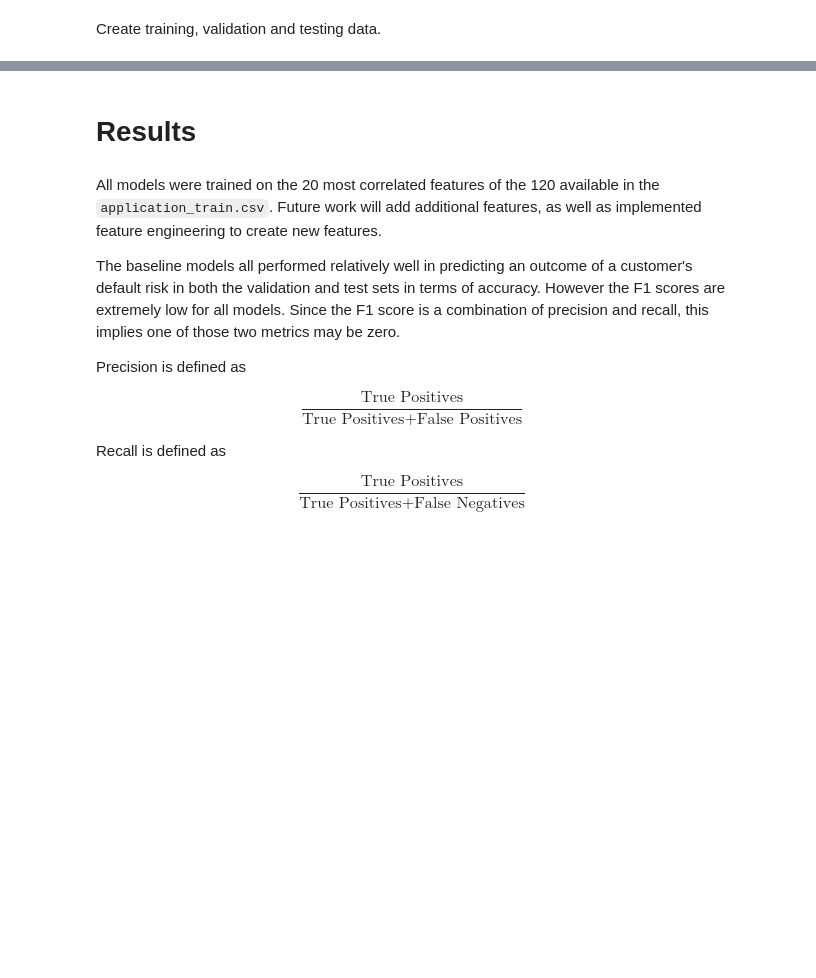
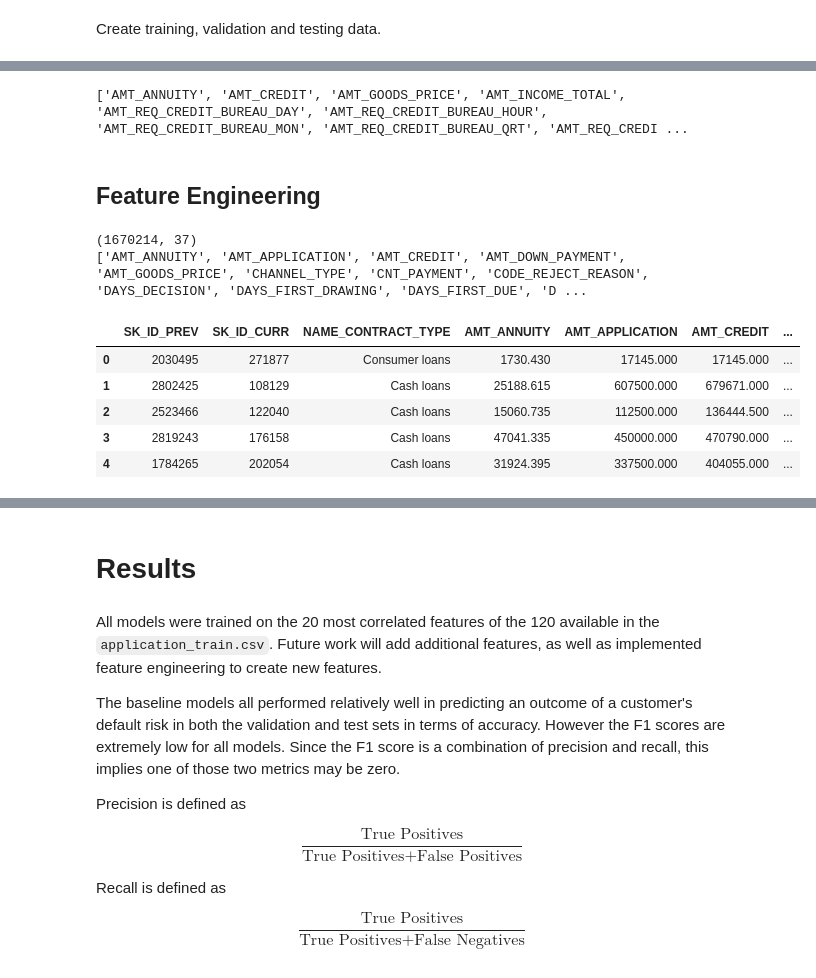
Before and after one commit to pmiller50/IU_AML_SP24_Group9, a Jupyter notebook: Group9_Phase_3_HCDR-Features.ipynb, the cells around one changed output, grey strips where cells are left out. Saved outputs shown, nothing was run; the diff lists cells and outputs as text; code cells hidden in the pictures; blank space fills up the shorter version.

```diff
--- a/Group9_Phase_3_HCDR-Features.ipynb
+++ b/Group9_Phase_3_HCDR-Features.ipynb
@@ -89,12 +85,3 @@ data_dictionary.head(3)
 | 2 | 5 | application_{train|test}.csv | NAME_CONTRACT_TYPE | Identification if loan is cash or... | NaN |
 # %% [markdown]
 Display all columns and their descriptions in the application_train and test data.
-# %%
-# Drop first column (an unneeded index)
-data_dictionary.drop('Unnamed: 0', axis=1, inplace=True)
-
-
-set_option('display.max_columns', None)
-set_option('display.max_rows', None)
-set_option('display.max_colwidth', None)
-data_dictionary[data_dictionary['Table'] == 'application_{train|test}.csv']
@@ -431,0 +422,30 @@ Code adapted from `HW04-LinRegrBoston_Bike-Demand.ipynb`
+# %%
+# train_data = pd.read_csv('/HCDR/DATA_DIR/application_train.csv') #data we have the target class for
+
+test_data = read_csv('data/application_test.csv') #data we need to predict target class for, for competition
+
+col_names = test_data.columns.values.tolist()
+col_names.sort()
+print(col_names)
+# %% [output]
+['AMT_ANNUITY', 'AMT_CREDIT', 'AMT_GOODS_PRICE', 'AMT_INCOME_TOTAL', 'AMT_REQ_CREDIT_BUREAU_DAY', 'AMT_REQ_CREDIT_BUREAU_HOUR', 'AMT_REQ_CREDIT_BUREAU_MON', 'AMT_REQ_CREDIT_BUREAU_QRT', 'AMT_REQ_CREDI ...
+# %% [markdown]
+## Feature Engineering
+# %%
+PrevApp_data = pd.read_csv('data/previous_application.csv') #data from previous applications to Home Credit
+print(np.shape(PrevApp_data))
+col_names = PrevApp_data.columns.values.tolist()
+col_names.sort()
+print(col_names)
+# %% [output]
+(1670214, 37)
+['AMT_ANNUITY', 'AMT_APPLICATION', 'AMT_CREDIT', 'AMT_DOWN_PAYMENT', 'AMT_GOODS_PRICE', 'CHANNEL_TYPE', 'CNT_PAYMENT', 'CODE_REJECT_REASON', 'DAYS_DECISION', 'DAYS_FIRST_DRAWING', 'DAYS_FIRST_DUE', 'D ...
+# %%
+PrevApp_data.head(5)
+# %% [output]
+|  | SK_ID_PREV | SK_ID_CURR | NAME_CONTRACT_TYPE | AMT_ANNUITY | AMT_APPLICATION | AMT_CREDIT | ... |
+| 0 | 2030495 | 271877 | Consumer loans | 1730.430 | 17145.000 | 17145.000 | ... |
+| 1 | 2802425 | 108129 | Cash loans | 25188.615 | 607500.000 | 679671.000 | ... |
+| 2 | 2523466 | 122040 | Cash loans | 15060.735 | 112500.000 | 136444.500 | ... |
+| 3 | 2819243 | 176158 | Cash loans | 47041.335 | 450000.000 | 470790.000 | ... |
+| 4 | 1784265 | 202054 | Cash loans | 31924.395 | 337500.000 | 404055.000 | ... |
```
Also changed, not shown: parts of 70 cells of this notebook, 1 other file.
